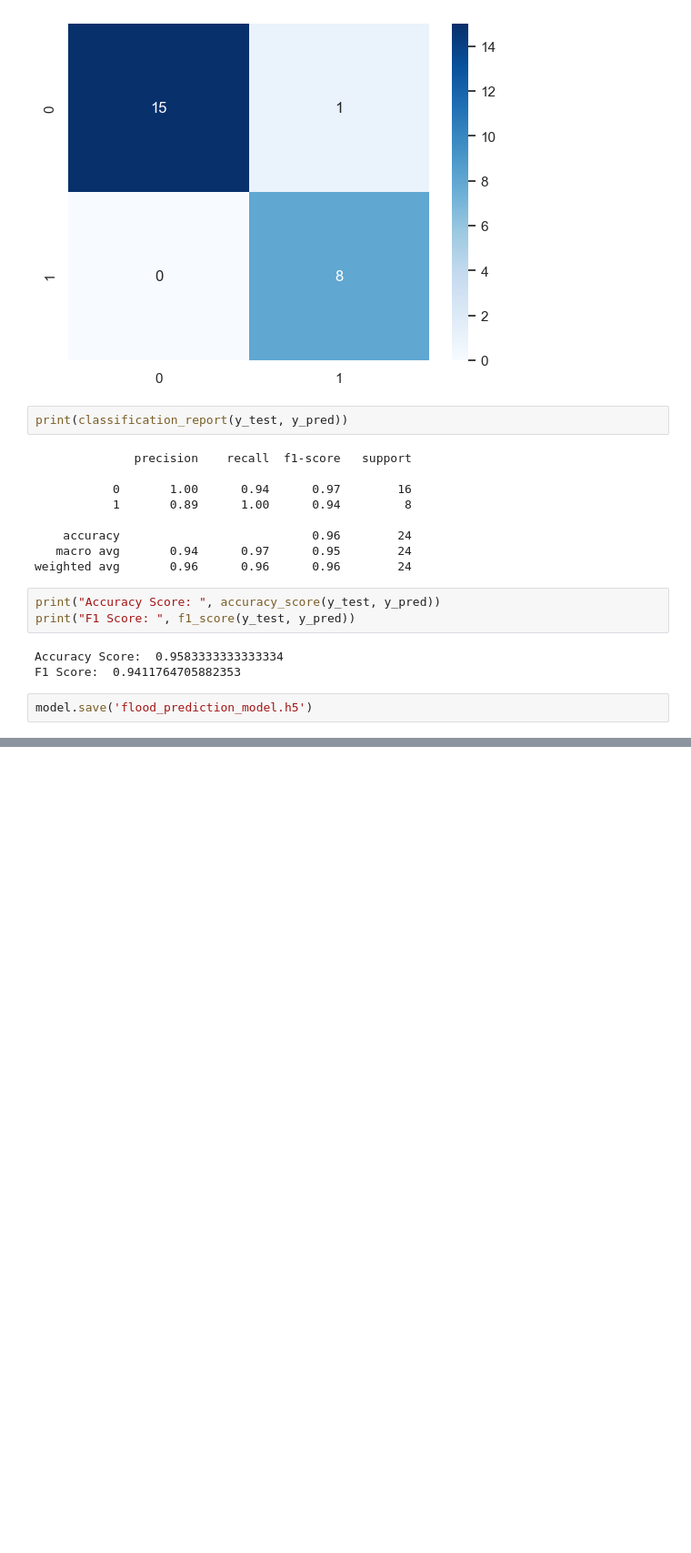
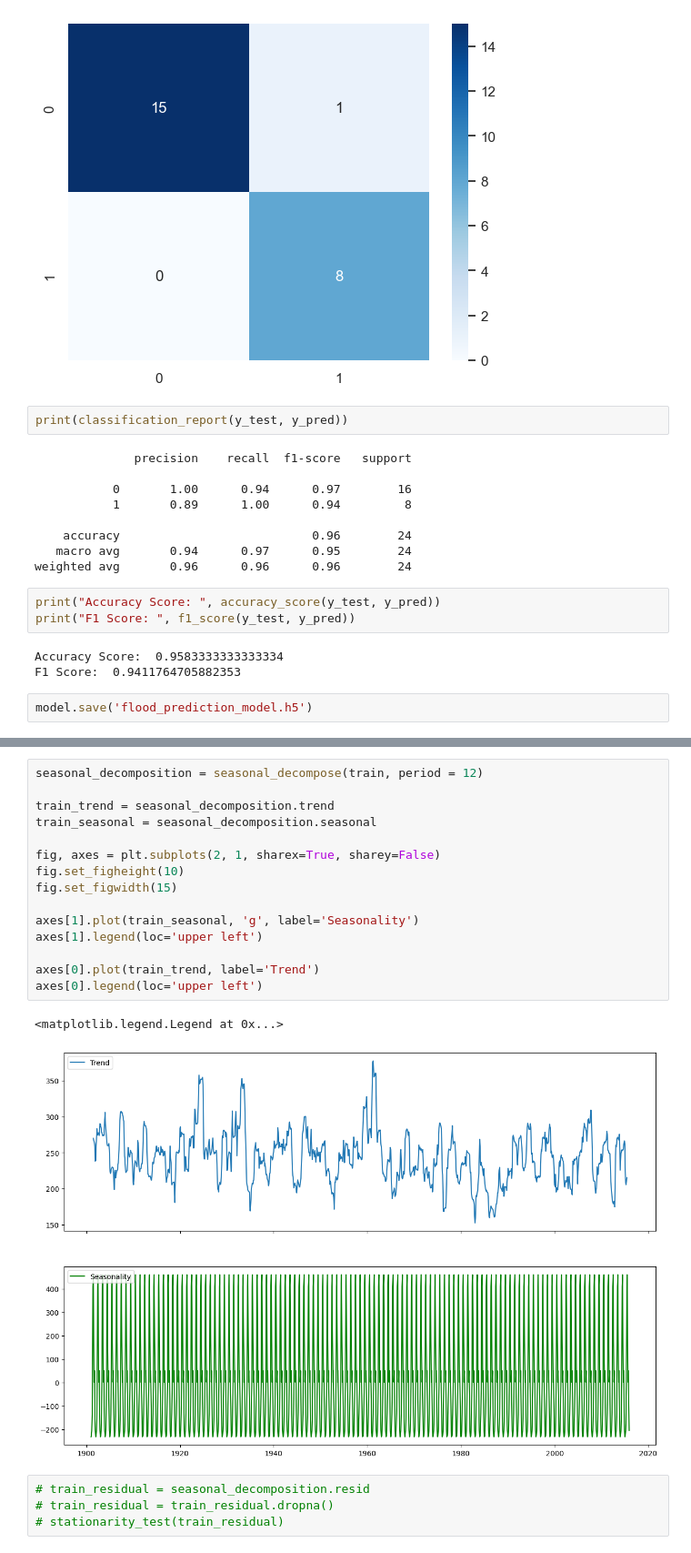
Before and after one commit to jishnu3000/flood-prediction, a Jupyter notebook: F20PA.ipynb, the cells around one changed output, grey strips where cells are left out. Shown at 91% size. Saved outputs shown, nothing was run; the diff lists cells and outputs as text; blank space fills up the shorter version.

```diff
--- a/F20PA.ipynb
+++ b/F20PA.ipynb
@@ -255,0 +372,22 @@ model.save('flood_prediction_model.h5')
+# %%
+seasonal_decomposition = seasonal_decompose(train, period = 12)
+
+train_trend = seasonal_decomposition.trend
+train_seasonal = seasonal_decomposition.seasonal
+
+fig, axes = plt.subplots(2, 1, sharex=True, sharey=False)
+fig.set_figheight(10)
+fig.set_figwidth(15)
+
+axes[1].plot(train_seasonal, 'g', label='Seasonality')
+axes[1].legend(loc='upper left')
+
+axes[0].plot(train_trend, label='Trend')
+axes[0].legend(loc='upper left')
+# %% [output]
+<matplotlib.legend.Legend at 0x...>
+[figure, added]
+# %%
+# train_residual = seasonal_decomposition.resid
+# train_residual = train_residual.dropna()
+# stationarity_test(train_residual)
```
Also changed, not shown: parts of 31 cells of this notebook.
